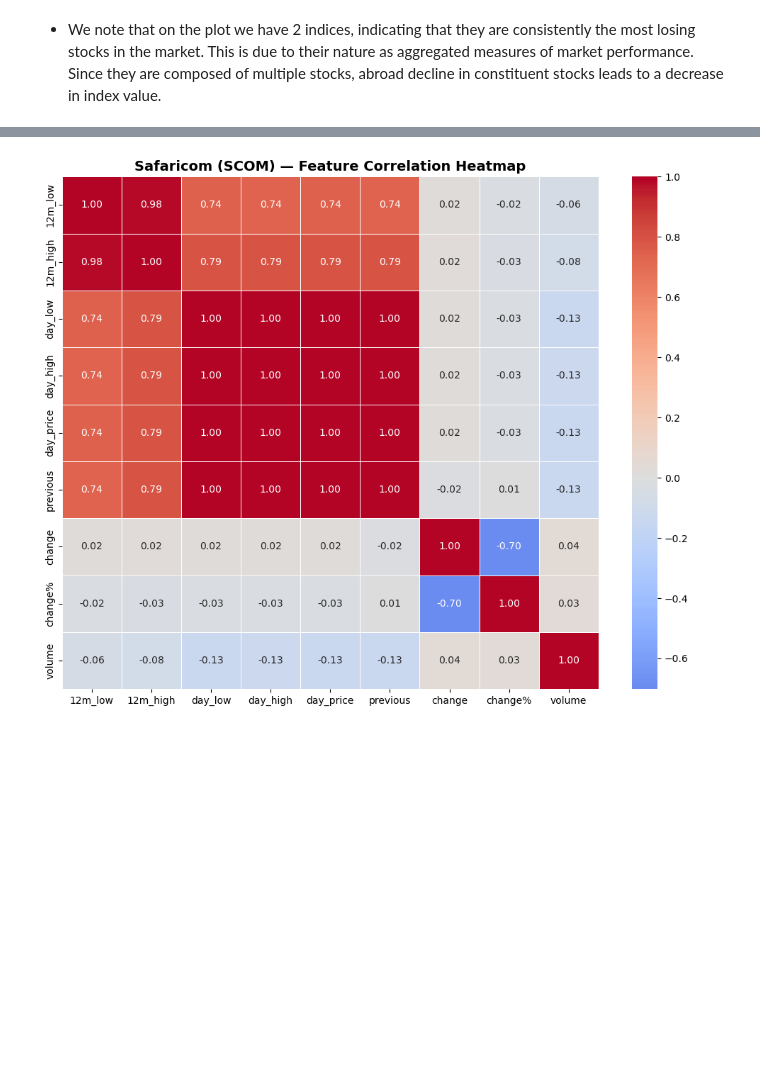
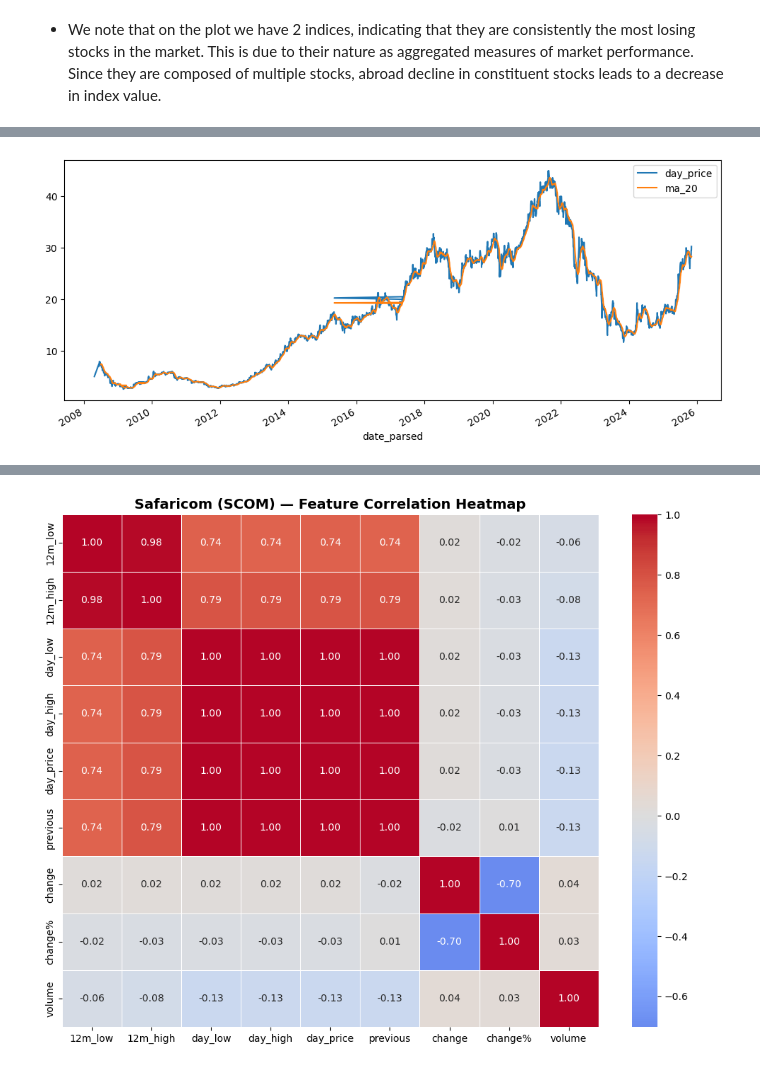
Before and after one commit to Assesa44/Stock-Market-Prediction, a Jupyter notebook: notebooks/business_understanding.ipynb, the cells around one changed output, grey strips where cells are left out. Cells and saved outputs as stored; diff of their text form; code cells hidden in the pictures; blank space fills up the shorter version.

```diff
--- a/notebooks/business_understanding.ipynb
+++ b/notebooks/business_understanding.ipynb
@@ -1191,0 +1224,8 @@ safaricom['change'].hist(bins= 10)
+# %%
+# finding rolling mean
+scom['ma_20'] = scom['day_price'].rolling(window=20).mean()
+
+# plotting
+scom.set_index('date_parsed')[['day_price', 'ma_20']].plot(figsize= (12,5));
+# %% [output]
+[figure, added]
```
Also changed, not shown: parts of 37 cells of this notebook.
